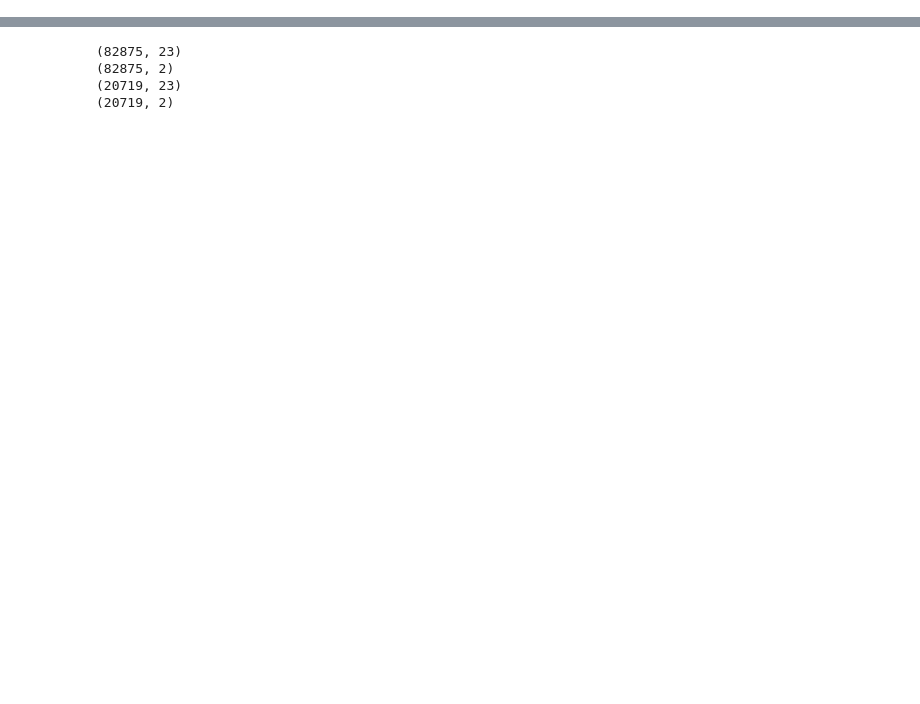
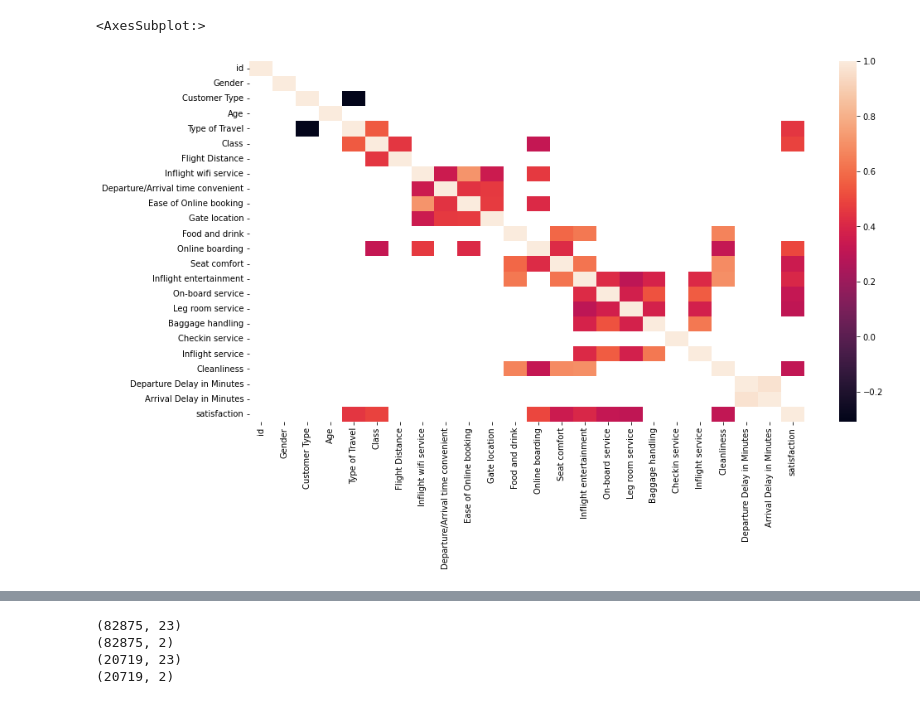
Before and after one commit to cgx242/Airline-Passenger-Satisfaction-Analysis, a Jupyter notebook: doc/Project.ipynb, the cells around one changed output, grey strips where cells are left out. Cells and saved outputs as stored; diff of their text form; code cells hidden in the pictures; blank space fills up the shorter version.

```diff
--- a/doc/Project.ipynb
+++ b/doc/Project.ipynb
@@ -117,0 +103,7 @@ test_data['Class'] = le4.transform(test_data['Class'])
+# %%
+test_corr = test_data.corr()
+plt.figure(figsize = (15,8))
+sns.heatmap(test_corr[test_corr.abs() > 0.3])
+# %% [output]
+<AxesSubplot:>
+[figure, added]
```
Also changed, not shown: parts of 30 cells of this notebook, 1 other file.
